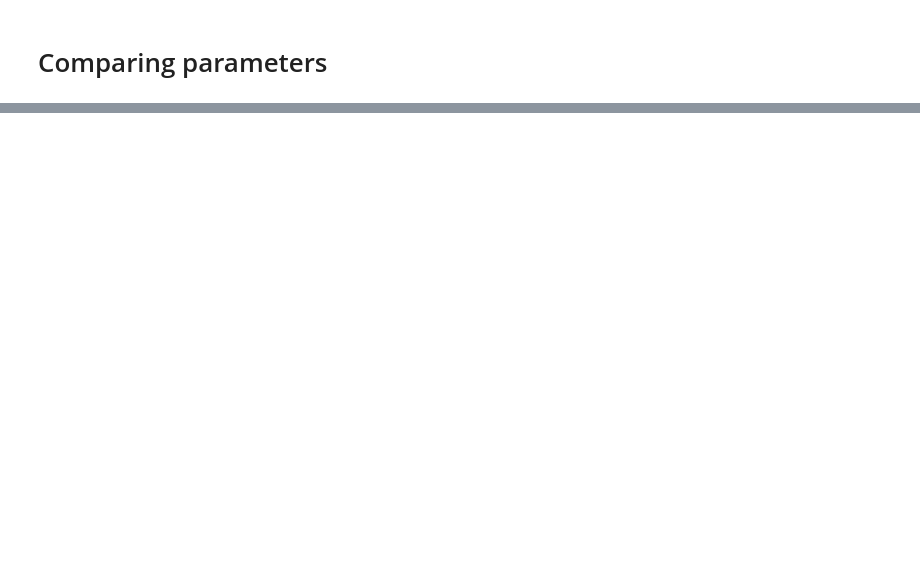
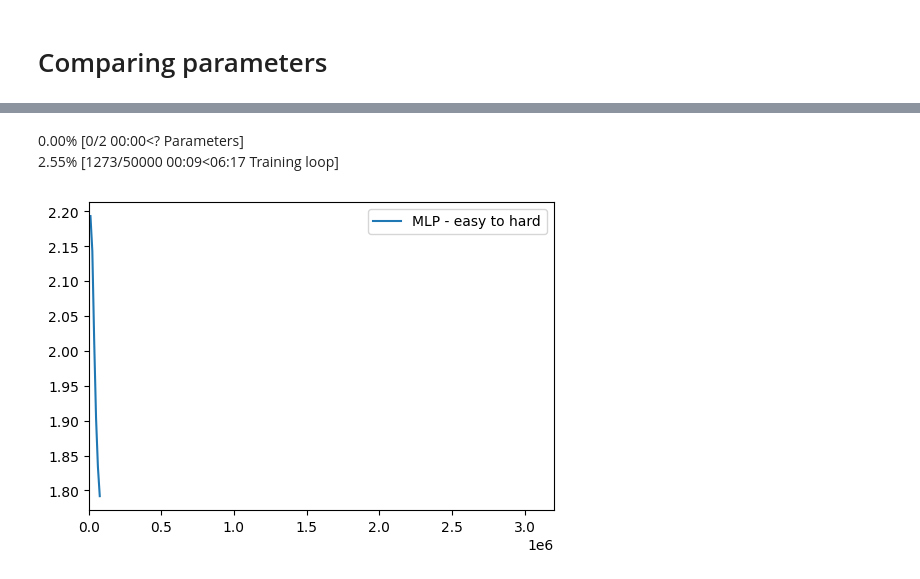
Before and after one commit to JonnySpruce/ml-sudoku-solver, a Jupyter notebook: sudoku-solver.ipynb, the cells around one changed output, grey strips where cells are left out. Saved outputs shown, nothing was run; the diff lists cells and outputs as text; code cells hidden in the pictures; blank space fills up the shorter version.

```diff
--- a/sudoku-solver.ipynb
+++ b/sudoku-solver.ipynb
@@ -1337,0 +1344,22 @@ KeyboardInterrupt:
+# %%
+# test different base model architectures
+labels = ["MLP - easy to hard", "MLP - shuffle"]
+dataloader_iter = iter([
+    (lambda data: DataLoader(data, batch_size=batch_size, shuffle=False)),
+    (lambda data: DataLoader(data, batch_size=batch_size, shuffle=True)),
+])
+
+results, models = parameters_comparison(
+    epoch_labels=labels,
+    model_class_provider=(lambda: LinearNN),
+    learning_rates_provider=(lambda: 3),
+    optimiser_provider=(lambda params, lr: torch.optim.SGD(params, lr)),
+    dataloader_provider=(lambda data: next(dataloader_iter)(data)),
+)
+
+for model, desc in zip(models, labels):
+    torch.save(model.state_dict(), f"{model_prefix}{model.__class__.__name__}_param_compare_{desc}.model")
+# %% [output]
+0.00% [0/2 00:00<? Parameters]
+2.55% [1273/50000 00:09<06:17 Training loop]
+[figure, added]
```
Also changed, not shown: parts of 46 cells of this notebook, 4 other files.
